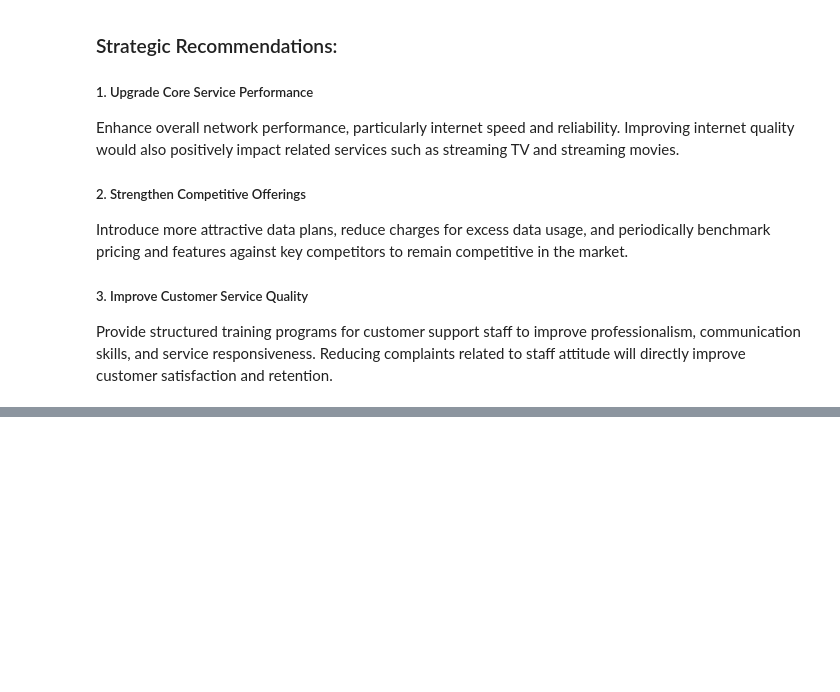
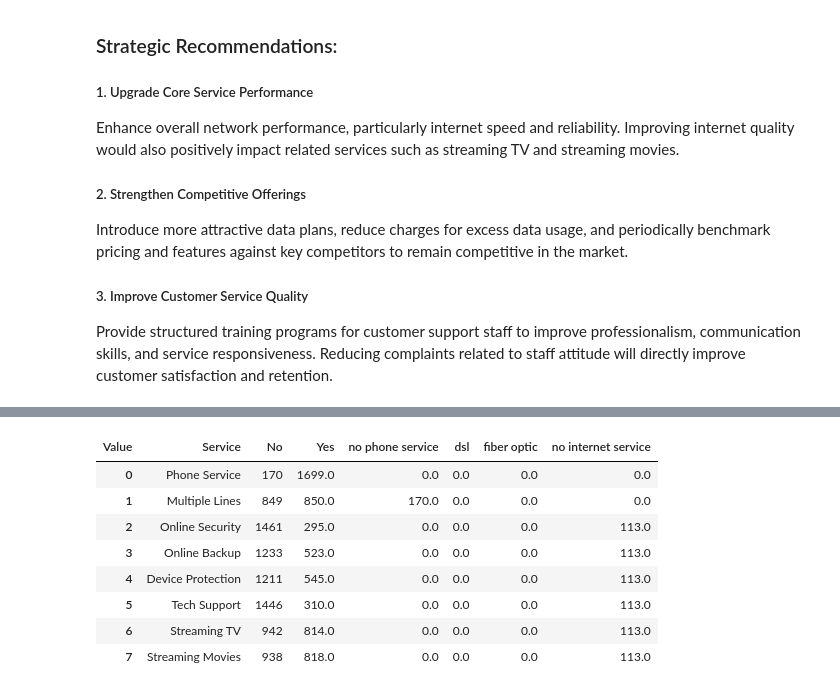
Before and after one commit to mr0ndre/Telco-Customer-Churn-Prediction-, a Jupyter notebook: notebooks/Data Analysis.ipynb, the cells around one changed output, grey strips where cells are left out. Drawn from its saved outputs; the diff is of its cells as text; code cells hidden in the pictures; blank space fills up the shorter version.

```diff
--- a/notebooks/Data Analysis.ipynb
+++ b/notebooks/Data Analysis.ipynb
@@ -210,3 +210,23 @@ Introduce more attractive data plans, reduce charges for excess data usage, and
 ##### 3. Improve Customer Service Quality
 
 Provide structured training programs for customer support staff to improve professionalism, communication skills, and service responsiveness. Reducing complaints related to staff attitude will directly improve customer satisfaction and retention.
+# %%
+# Services that churned customers had
+
+services = ['Phone Service', 'Multiple Lines', 'Internet Service',
+'Online Security',
+'Online Backup',
+'Device Protection',
+'Tech Support',
+'Streaming TV',
+'Streaming Movies']
+
+df_churned_services = df[df['Churn Value'] == 1][services].copy()
+
+for col in services:
+    df_churned_services[col] = df_churned_services[col].replace('yes', 'Yes')
+    df_churned_services[col] = df_churned_services[col].replace('no', 'No')
+
+# Internet service needed to be plotted separetely
+for service in services:
+    print(service, df_churned_services[service].unique())
@@ -212,0 +243,27 @@ Provide structured training programs for customer support staff to improve profe
+# %%
+
+df_service_counts = pd.DataFrame()
+
+for service in services:
+    counts = df_churned_services[service].value_counts().reset_index()
+    counts.columns = ['Value', 'Count']
+    counts['Service'] = service
+
+    pivot = counts.pivot(index='Service', columns='Value', values='Count').reset_index()
+
+    df_service_counts = pd.concat([df_service_counts, pivot], ignore_index=True)
+
+# Fill NaN with 0
+df_service_counts = df_service_counts.fillna(0)
+df_service_counts = df_service_counts.drop(index=[2]).reset_index().drop(columns='index')
+df_service_counts
+# %% [output]
+| Value | Service | No | Yes | no phone service | dsl | fiber optic | no internet service |
+| 0 | Phone Service | 170 | 1699.0 | 0.0 | 0.0 | 0.0 | 0.0 |
+| 1 | Multiple Lines | 849 | 850.0 | 170.0 | 0.0 | 0.0 | 0.0 |
+| 2 | Online Security | 1461 | 295.0 | 0.0 | 0.0 | 0.0 | 113.0 |
+| 3 | Online Backup | 1233 | 523.0 | 0.0 | 0.0 | 0.0 | 113.0 |
+| 4 | Device Protection | 1211 | 545.0 | 0.0 | 0.0 | 0.0 | 113.0 |
+| 5 | Tech Support | 1446 | 310.0 | 0.0 | 0.0 | 0.0 | 113.0 |
+| 6 | Streaming TV | 942 | 814.0 | 0.0 | 0.0 | 0.0 | 113.0 |
+| 7 | Streaming Movies | 938 | 818.0 | 0.0 | 0.0 | 0.0 | 113.0 |
```
Also changed, not shown: parts of 11 cells of this notebook.
